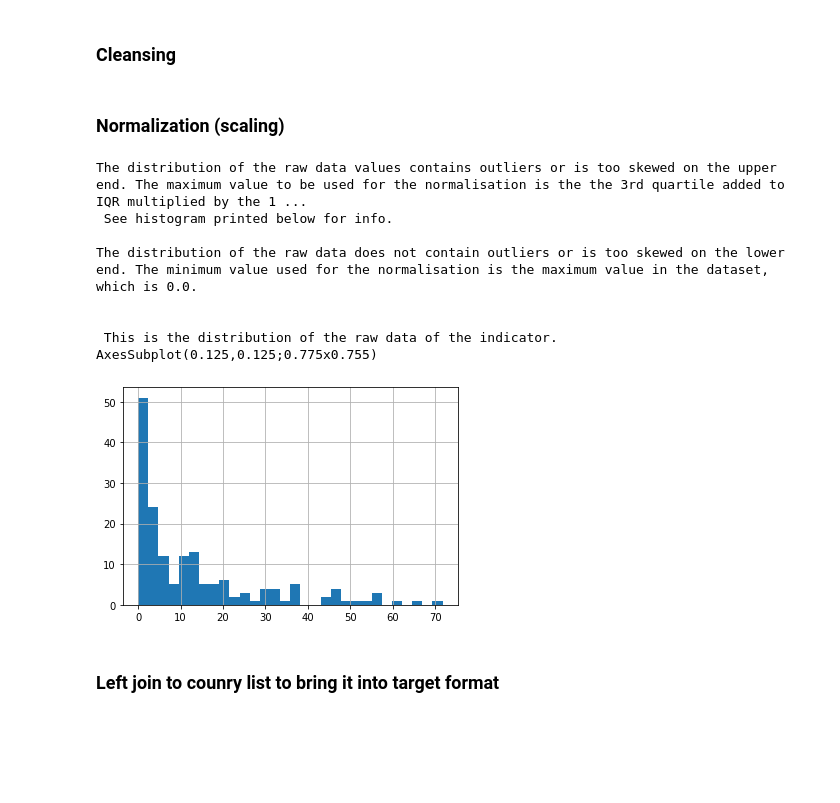
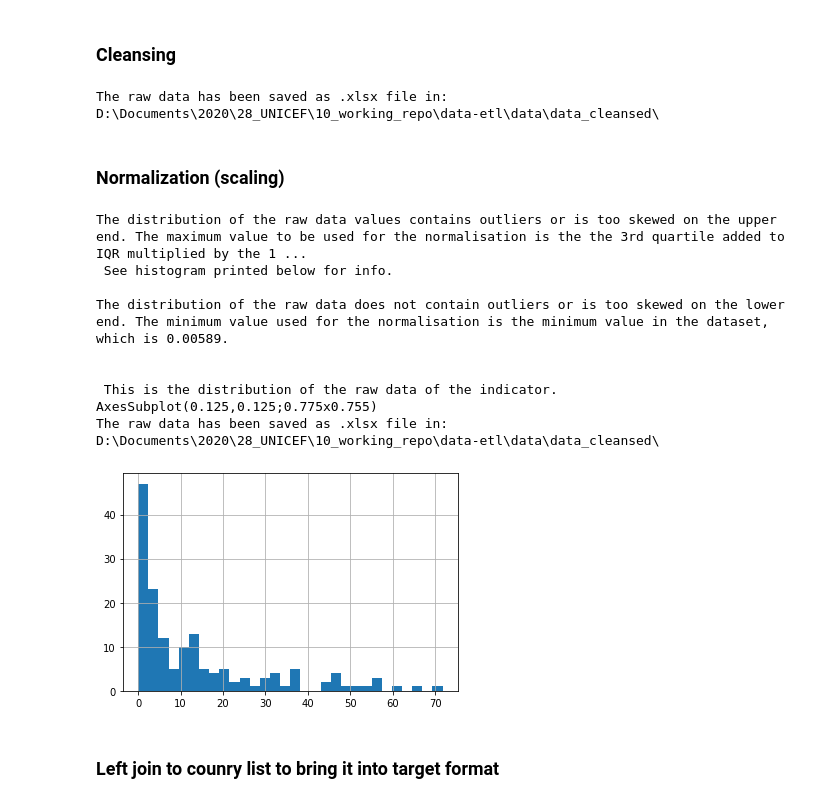
Before and after one commit to m-g-d-c/crba-etl, a Jupyter notebook: main.ipynb, the cells around one changed output. Drawn from its saved outputs; the diff is of its cells as text; code cells hidden in the pictures; blank space fills up the shorter version.

```diff
--- a/main.ipynb
+++ b/main.ipynb
@@ -90,26 +91,38 @@ The raw data has been saved as .xlsx file in: D:\Documents\2020\28_UNICEF\10_wor
 # cleanse raw data
 s55_cleansed = cleanse_unesco_api_data(
     uis_data = s55_raw,
-    country_iso2_list = country_iso_list.CountryIso2,
+    country_df = country_crba_list,
+    country_df_iso2_col = 'COUNTRY_ISO_2',
     columns = ['EDU_CAT', 'SEX', 'AGE'],
     most_recent_only = True)
+
+# save cleansed data
+save_cleansed_data(dataframe = s55_cleansed,
+             filename = 'S_55_cleansed.xlsx')
+# %% [output]
+The raw data has been saved as .xlsx file in: D:\Documents\2020\28_UNICEF\10_working_repo\data-etl\data\data_cleansed\
 # %% [markdown]
 ### Normalization (scaling)
 # %%
 # Scale the raw data and bring the dataframe into long formmat
 s55_scaled = scaler.scaler(raw_dataframe = s55_cleansed,
                    indicator_raw_value = 'OBS_VALUE',
                    inverted = True)
+
+# save cleansed data
+save_cleansed_data(dataframe = s55_scaled,
+             filename = 'S_55_scaled.xlsx')
 # %% [output]
 The distribution of the raw data values contains outliers or is too skewed on the upper end. The maximum value to be used for the normalisation is the the 3rd quartile added to IQR multiplied by the 1 ...
  See histogram printed below for info.
 
-The distribution of the raw data does not contain outliers or is too skewed on the lower end. The minimum value used for the normalisation is the maximum value in the dataset, which is 0.0.
+The distribution of the raw data does not contain outliers or is too skewed on the lower end. The minimum value used for the normalisation is the minimum value in the dataset, which is 0.00589.
 
 
  This is the distribution of the raw data of the indicator.
 AxesSubplot(0.125,0.125;0.775x0.755)
+The raw data has been saved as .xlsx file in: D:\Documents\2020\28_UNICEF\10_working_repo\data-etl\data\data_cleansed\
-[figure, old version]
+[figure, new version]
 # %% [markdown]
 ### Left join to counry list to bring it into target format
 # %%
```
Also changed, not shown: parts of 1 cell of this notebook.
